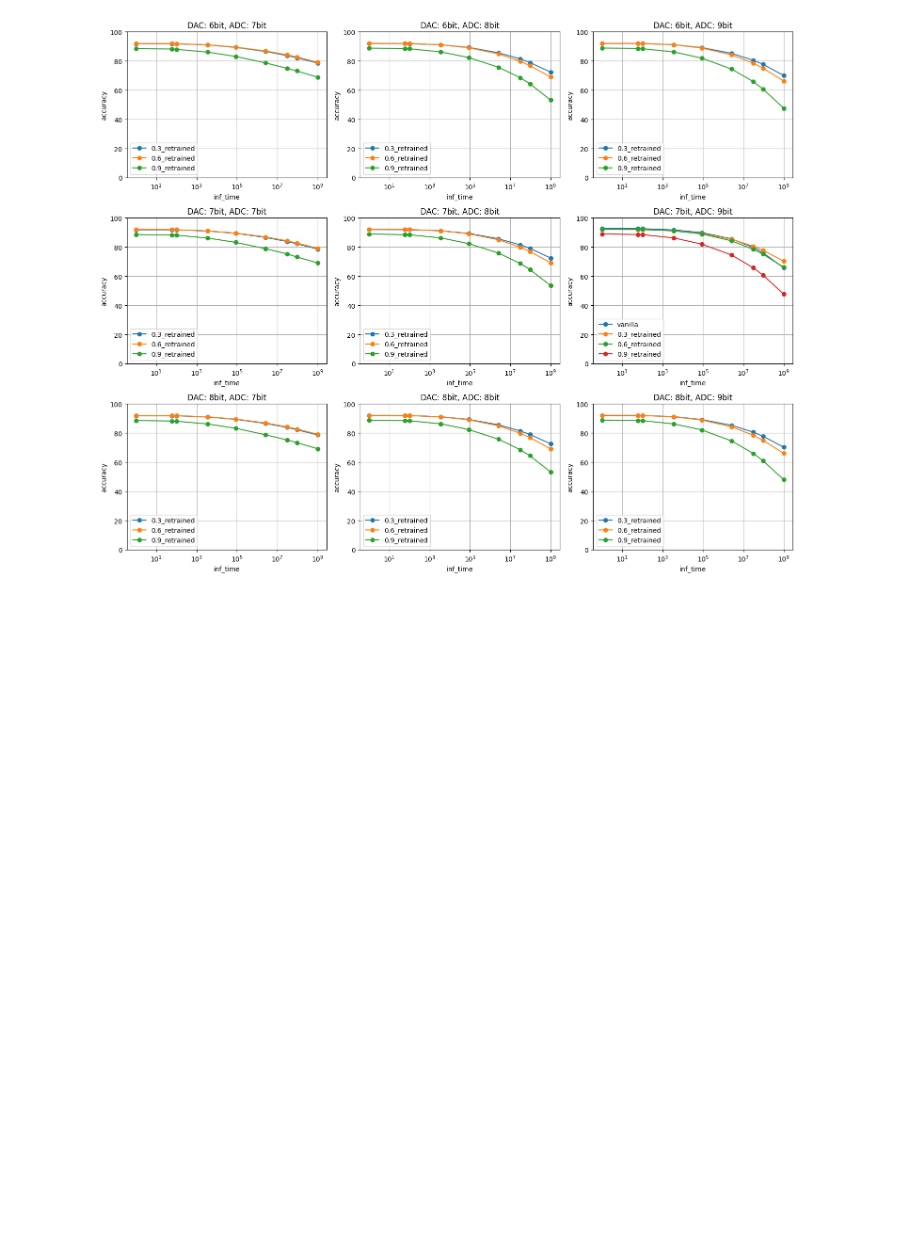
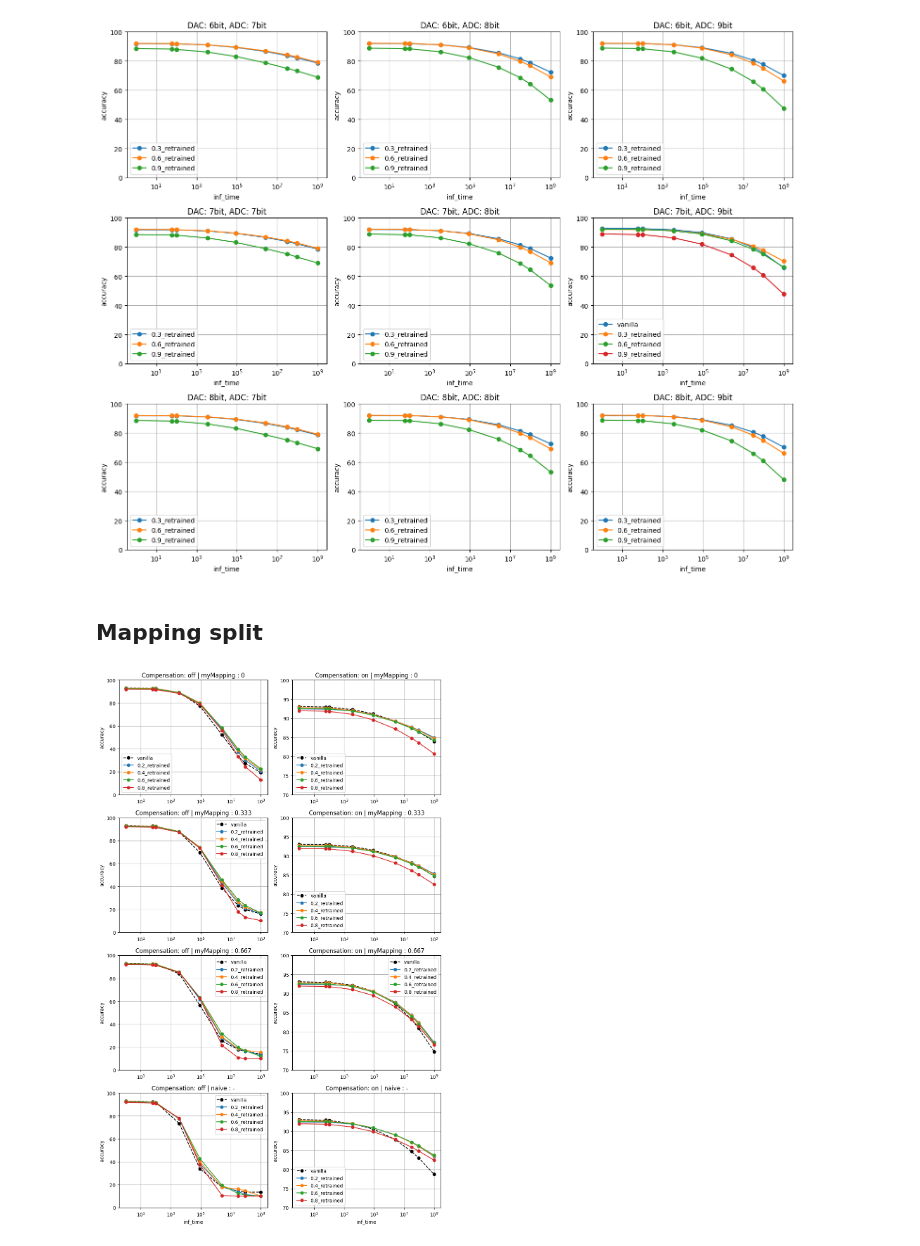
Before and after one commit to PRAM-weight-biasing/PRAM-weight-biasing, a Jupyter notebook: z_data_processing/250710_acc_plot.ipynb, the cells around one changed output. Saved outputs shown, nothing was run; the diff lists cells and outputs as text; code cells hidden in the pictures; blank space fills up the shorter version.

Commit message:
distortion f split test

```diff
--- a/z_data_processing/250710_acc_plot.ipynb
+++ b/z_data_processing/250710_acc_plot.ipynb
@@ -55,3 +57,62 @@ plt.tight_layout()
 plt.show()
 # %% [output]
 [figure]
+# %% [markdown]
+## Mapping split
+# %%
+df = df_raw.copy()
+
+df = df[df['model']=='Resnet18']
+df = df[df['read_noise_scale'] == 0]
+df = df[df['drift_model'] == 'log_rev']
+df = df[df['Gmin']==0.1]
+# df = df[(df['mapping_method']=='naive')]
+df = df[df['Gmin']==0.1]
+df = df[df['drift_noise_scale'] == 1]
+# %%
+import matplotlib.pyplot as plt
+import pandas as pd
+
+# mapping_method 와 distortion_f 를 조합해서 새로운 column 생성
+df['mapping_distortion'] = df['mapping_method'].astype(str) + ' : ' + df['distortion_f'].astype(str)
+
+# 유일한 값 추출
+gdc_vals = sorted(df['GDC'].unique())
+mapping_distortion_vals = sorted(df['mapping_distortion'].unique())
+
+fig, axes = plt.subplots(len(mapping_distortion_vals), len(gdc_vals),
+                         figsize=(5 * len(gdc_vals), 4 * len(mapping_distortion_vals)),
+                         squeeze=False)
+
+# plot
+for i, mapping_distortion in enumerate(mapping_distortion_vals):
+    for j, gdc in enumerate(gdc_vals):
+        ax = axes[i][j]
+        subset = df[(df['GDC'] == gdc) & (df['mapping_distortion'] == mapping_distortion)]
+        for model in subset['model_type'].unique():
+            model_data = subset[subset['model_type'] == model].sort_values('inf_time')
+            if model == 'vanilla':
+                ax.plot(model_data['inf_time'], model_data['accuracy'],
+                        label=model, color='black', linestyle='--', marker='o')
+            else:
+                ax.plot(model_data['inf_time'], model_data['accuracy'],
+                        label=model, marker='o', linestyle='-')
+
+        ax.set_title(f'Compensation: {gdc} | {mapping_distortion}')
+        if i == len(mapping_distortion_vals) - 1:
+            ax.set_xlabel('inf_time')
+        ax.set_ylabel('accuracy')
+
+        if gdc == "on":
+            ax.set_ylim(70, 100)
+        else :  ax.set_ylim(0,100)
+
+        ax.legend()
+        ax.grid(True)
+        ax.set_xscale('log')
+
+
+plt.tight_layout()
+plt.show()
+# %% [output]
+[figure, added]
```
Also changed, not shown: parts of 2 cells of this notebook, 2 other files.
